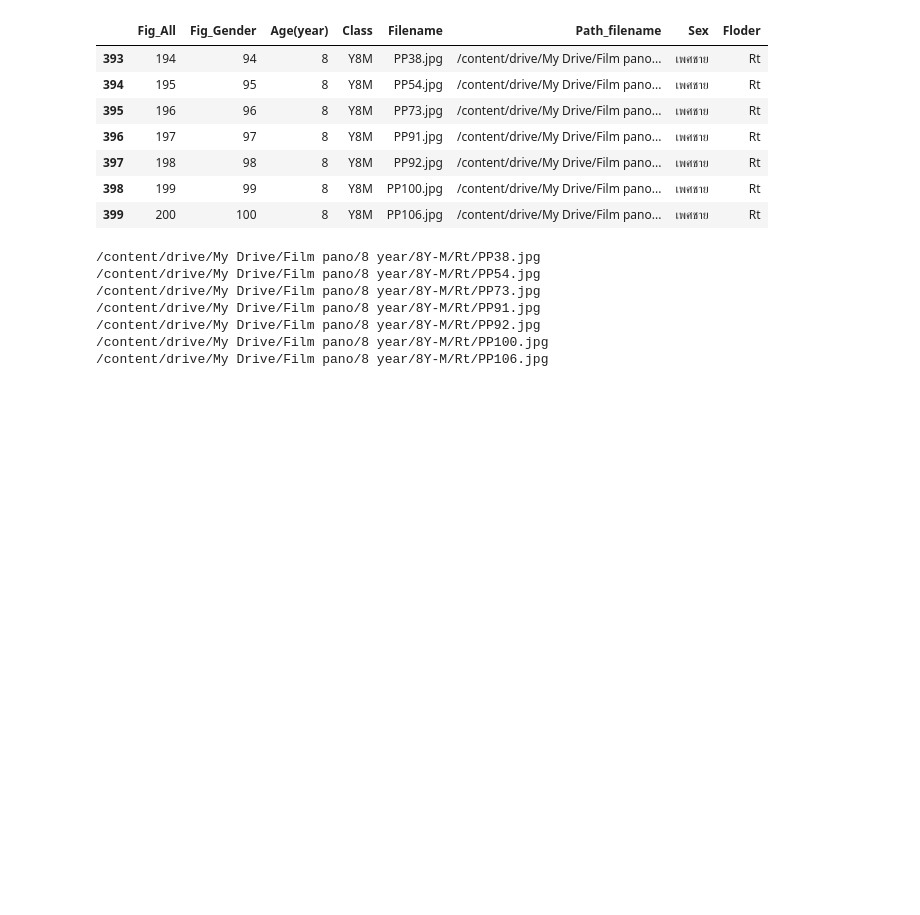
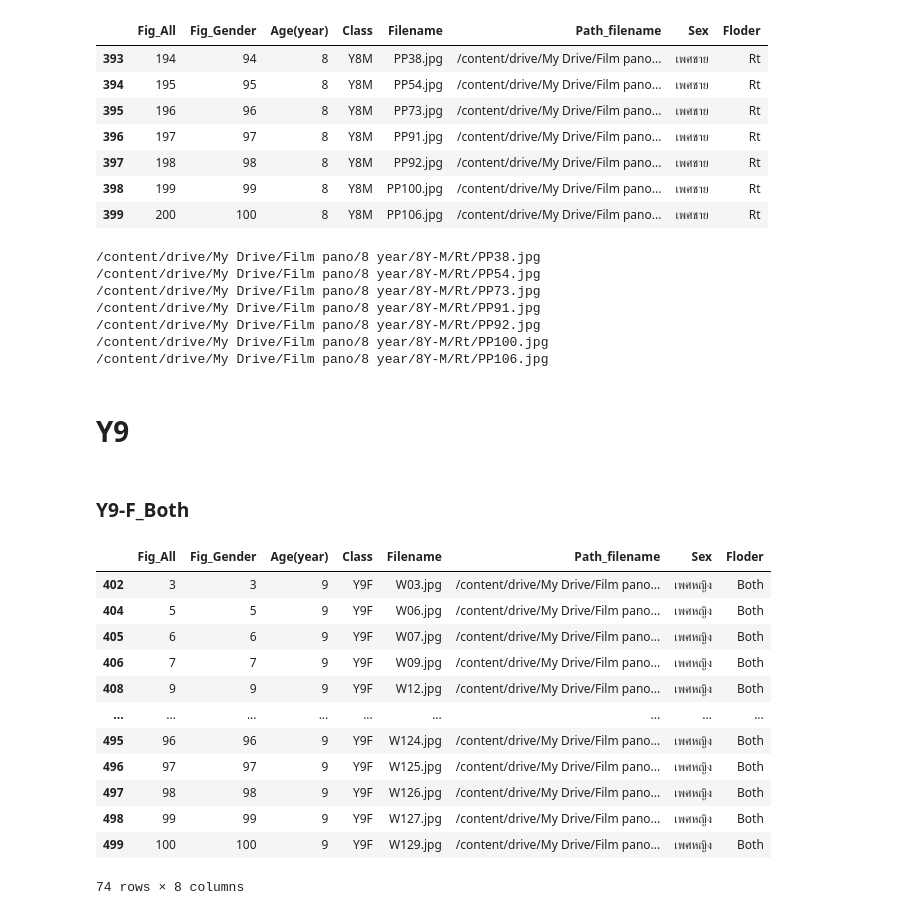
Before and after one commit to Wanita-8943/efficientnet_keras_transfer_learning, a Jupyter notebook: ตัดรูป.ipynb, the cells around one changed output. Saved outputs shown, nothing was run; the diff lists cells and outputs as text; code cells hidden in the pictures; blank space fills up the shorter version.

```diff
--- a/ตัดรูป.ipynb
+++ b/ตัดรูป.ipynb
@@ -722,3 +722,24 @@ for i in path:
 /content/drive/My Drive/Film pano/8 year/8Y-M/Rt/PP92.jpg
 /content/drive/My Drive/Film pano/8 year/8Y-M/Rt/PP100.jpg
 /content/drive/My Drive/Film pano/8 year/8Y-M/Rt/PP106.jpg
+# %% [markdown]
+# Y9
+# %% [markdown]
+### Y9-F_Both
+# %%
+Y9F_1= df[(df['Class'] == 'Y9F')&(df['Floder']=='Both')]#Y9F#หญิง
+Y9F_1
+# %% [output]
+|  | Fig_All | Fig_Gender | Age(year) | Class | Filename | Path_filename | Sex | Floder |
+| 402 | 3 | 3 | 9 | Y9F | W03.jpg | /content/drive/My Drive/Film pano... | เพศหญิง | Both |
+| 404 | 5 | 5 | 9 | Y9F | W06.jpg | /content/drive/My Drive/Film pano... | เพศหญิง | Both |
+| 405 | 6 | 6 | 9 | Y9F | W07.jpg | /content/drive/My Drive/Film pano... | เพศหญิง | Both |
+| 406 | 7 | 7 | 9 | Y9F | W09.jpg | /content/drive/My Drive/Film pano... | เพศหญิง | Both |
+| 408 | 9 | 9 | 9 | Y9F | W12.jpg | /content/drive/My Drive/Film pano... | เพศหญิง | Both |
+| ... | ... | ... | ... | ... | ... | ... | ... | ... |
+| 495 | 96 | 96 | 9 | Y9F | W124.jpg | /content/drive/My Drive/Film pano... | เพศหญิง | Both |
+| 496 | 97 | 97 | 9 | Y9F | W125.jpg | /content/drive/My Drive/Film pano... | เพศหญิง | Both |
+| 497 | 98 | 98 | 9 | Y9F | W126.jpg | /content/drive/My Drive/Film pano... | เพศหญิง | Both |
+| 498 | 99 | 99 | 9 | Y9F | W127.jpg | /content/drive/My Drive/Film pano... | เพศหญิง | Both |
+| 499 | 100 | 100 | 9 | Y9F | W129.jpg | /content/drive/My Drive/Film pano... | เพศหญิง | Both |
+74 rows × 8 columns
```
Also changed, not shown: parts of 16 cells of this notebook.
